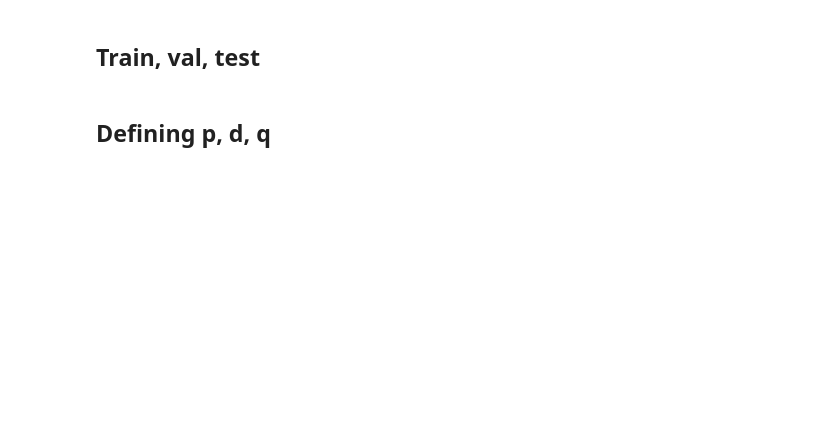
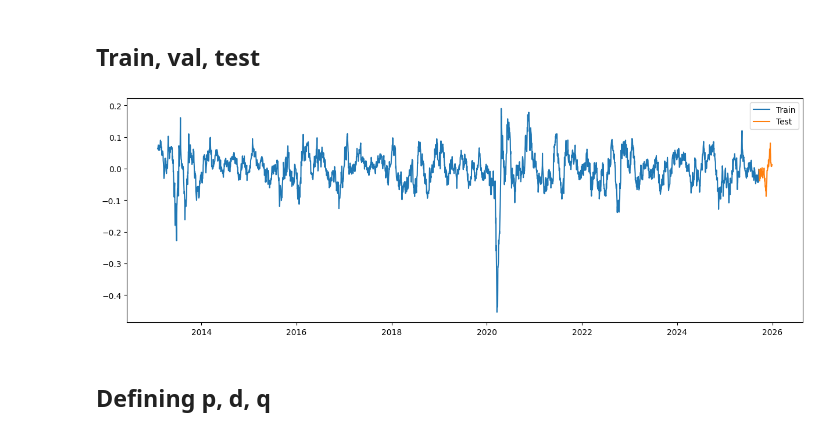
Before and after one commit to donnafaithhh/GARCH-PSEi, a Jupyter notebook: simulation.ipynb, the cells around one changed output. Drawn from its saved outputs; the diff is of its cells as text; code cells hidden in the pictures; blank space fills up the shorter version.

```diff
--- a/simulation.ipynb
+++ b/simulation.ipynb
@@ -184,13 +169,23 @@ def train_test_split(data: pd.Series, lookback: int = 12, test_size: int = 12) -
     )
 # %%
 # determine number of points
-test_pts = 0.2
-test_size = int(np.floor(len(pse_data_values) * test_pts))
+test_percent = 0.2
+test_size = int(np.floor(len(log_returns) * test_percent))
+test_size = 63
 
 # splitting
 train, test = train_test_split(
-    pse_data_values, 5, int(np.floor(len(pse_data_values) * test_pts))
+    log_returns, 5, test_size
 )
+
+# plotting
+plt.figure(figsize=(15, 5))
+plt.plot(train, label='Train')
+plt.plot(test, label='Test')
+plt.legend()
+plt.show()
+# %% [output]
+[figure, added]
 # %% [markdown]
 ## Defining p, d, q
 # %%
```
Also changed, not shown: parts of 14 cells of this notebook.
